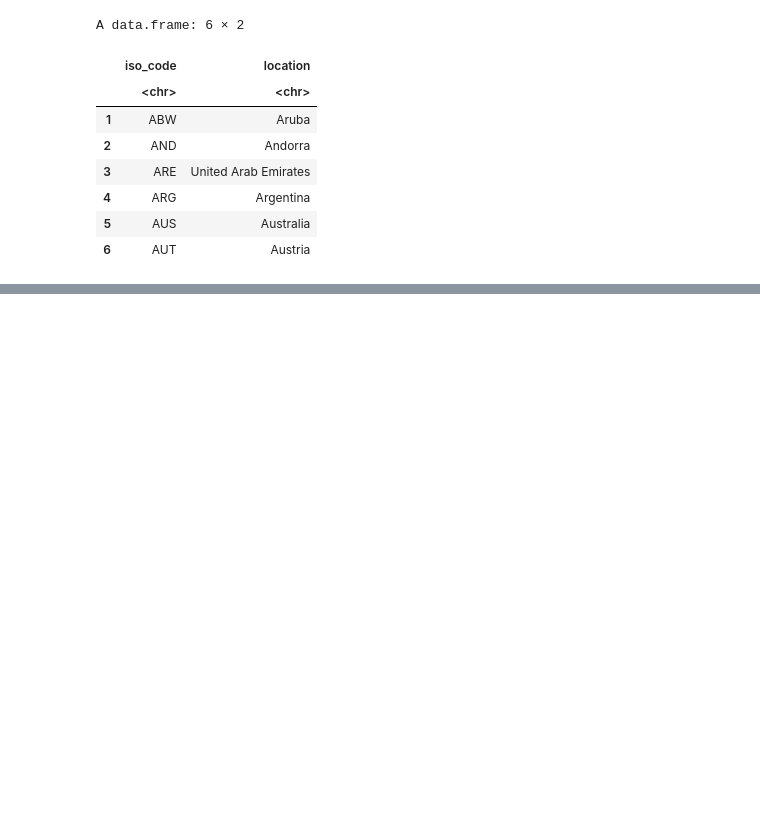
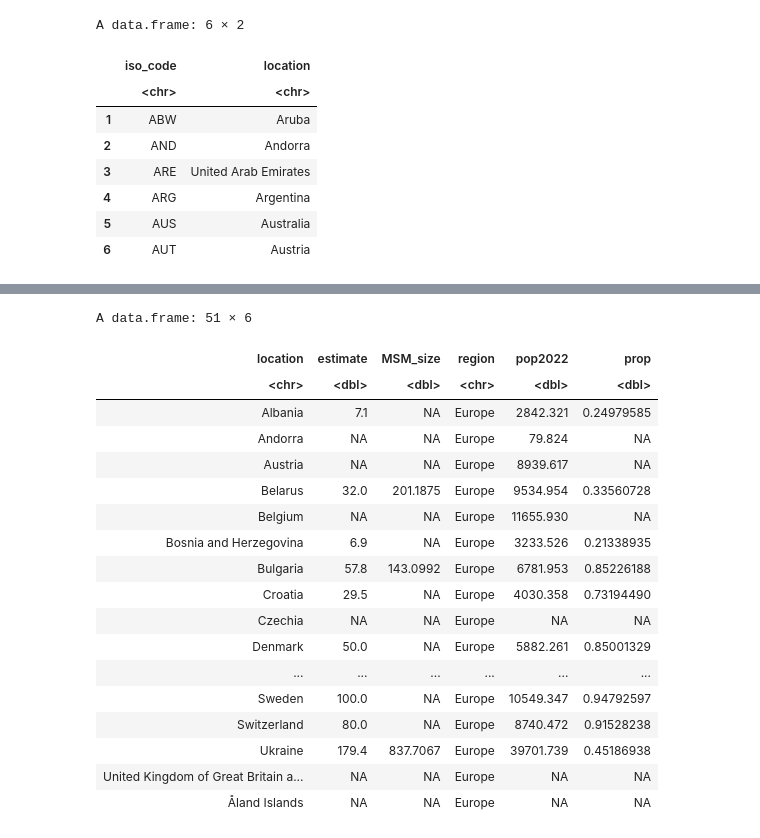
Before and after one commit to SungmokJung/mpox_global, a Jupyter notebook: scripts/Untitled.ipynb, the cells around one changed output, grey strips where cells are left out. Saved outputs shown, nothing was run; the diff lists cells and outputs as text; code cells hidden in the pictures; blank space fills up the shorter version.

```diff
--- a/scripts/Untitled.ipynb
+++ b/scripts/Untitled.ipynb
@@ -34,0 +109,24 @@ write.csv(df_pop, "../data/MSM_pop/df_pop.csv")
+# %%
+merge(df_MSM1, df_MSM2, by=c("location"),all=TRUE) %>%
+dplyr::select(location, estimate, MSM_size, region, pop2022) %>%
+mutate(prop=estimate/pop2022*100) %>% filter(region==c("Europe"))
+# %% [output]
+A data.frame: 51 × 6
+| location | estimate | MSM_size | region | pop2022 | prop |
+| <chr> | <dbl> | <dbl> | <chr> | <dbl> | <dbl> |
+| Albania | 7.1 | NA | Europe | 2842.321 | 0.24979585 |
+| Andorra | NA | NA | Europe | 79.824 | NA |
+| Austria | NA | NA | Europe | 8939.617 | NA |
+| Belarus | 32.0 | 201.1875 | Europe | 9534.954 | 0.33560728 |
+| Belgium | NA | NA | Europe | 11655.930 | NA |
+| Bosnia and Herzegovina | 6.9 | NA | Europe | 3233.526 | 0.21338935 |
+| Bulgaria | 57.8 | 143.0992 | Europe | 6781.953 | 0.85226188 |
+| Croatia | 29.5 | NA | Europe | 4030.358 | 0.73194490 |
+| Czechia | NA | NA | Europe | NA | NA |
+| Denmark | 50.0 | NA | Europe | 5882.261 | 0.85001329 |
+| ... | ... | ... | ... | ... | ... |
+| Sweden | 100.0 | NA | Europe | 10549.347 | 0.94792597 |
+| Switzerland | 80.0 | NA | Europe | 8740.472 | 0.91528238 |
+| Ukraine | 179.4 | 837.7067 | Europe | 39701.739 | 0.45186938 |
+| United Kingdom of Great Britain a... | NA | NA | Europe | NA | NA |
+| Åland Islands | NA | NA | Europe | NA | NA |
```
Also changed, not shown: parts of 4 cells of this notebook, 4 other files.
